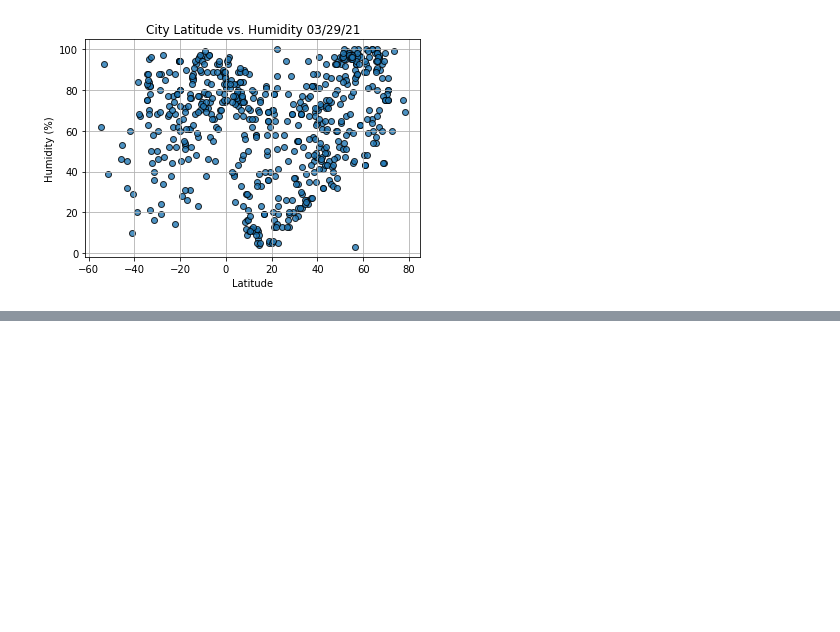
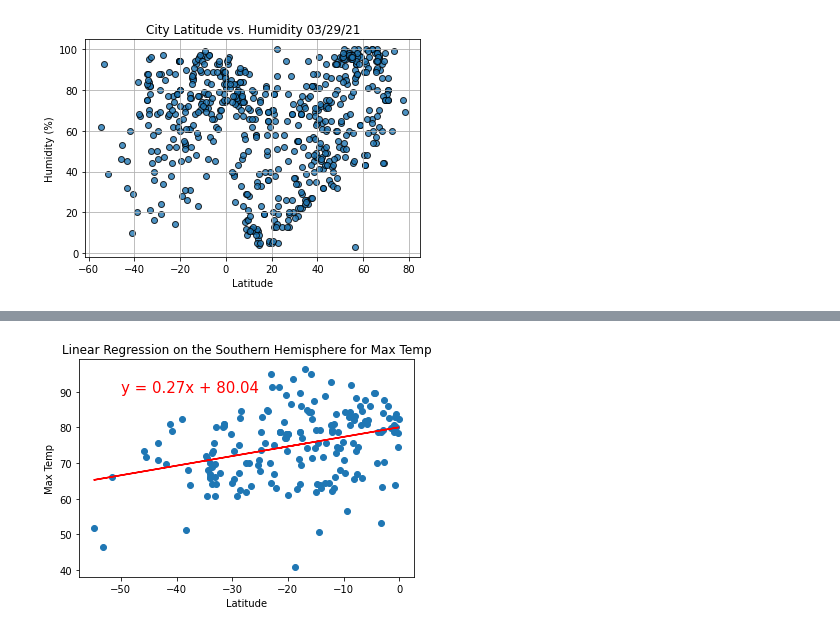
Before and after one commit to CDoherty15/World_Weather_Analysis, a Jupyter notebook: WeatherPy.ipynb, the cells around one changed output, grey strips where cells are left out. Drawn from its saved outputs; the diff is of its cells as text; code cells hidden in the pictures; blank space fills up the shorter version.

```diff
--- a/WeatherPy.ipynb
+++ b/WeatherPy.ipynb
@@ -247,0 +334,10 @@ plt.show()
+# %%
+# linear reg on North Hemi
+x_values = southern_hemi_df["Lat"]
+y_values = southern_hemi_df["Max Temp"]
+# call function
+plot_linear_regression(x_values, y_values,
+                       'Linear Regression on the Southern Hemisphere for Max Temp',
+                       'Max Temp',(-50,90))
+# %% [output]
+[figure, added]
```
Also changed, not shown: parts of 14 cells of this notebook.
